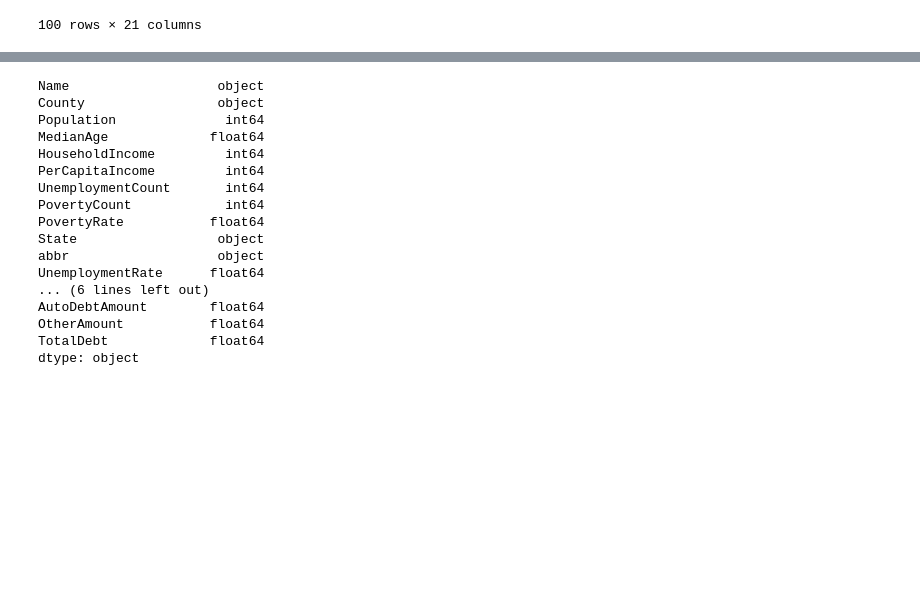
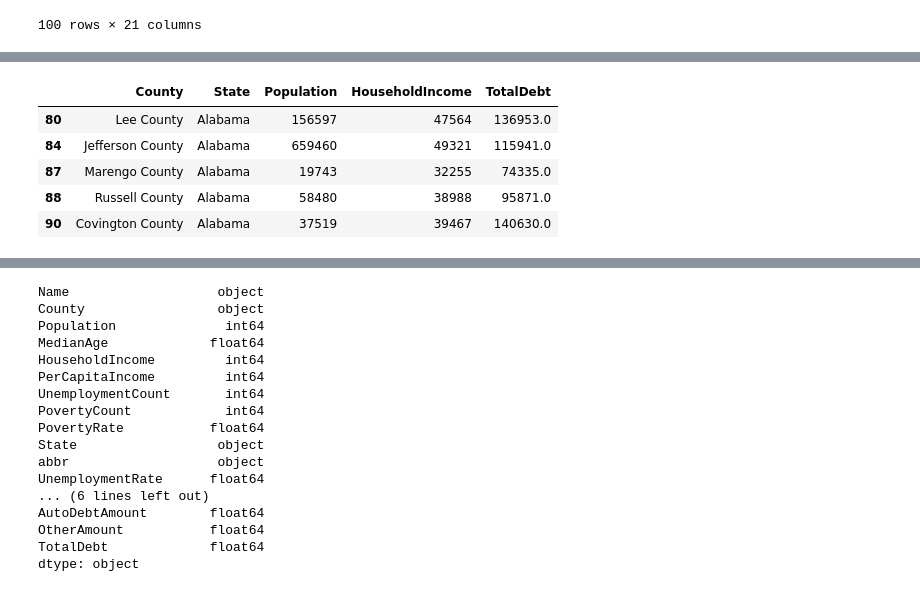
Before and after one commit to madengr00/Visualize_Me_Captain, a Jupyter notebook: Census_Debt_Merge.ipynb, the cells around one changed output, grey strips where cells are left out. Saved outputs shown, nothing was run; the diff lists cells and outputs as text; code cells hidden in the pictures; blank space fills up the shorter version.

```diff
--- a/Census_Debt_Merge.ipynb
+++ b/Census_Debt_Merge.ipynb
@@ -67,0 +112,10 @@ all_data.head(100)
+# %%
+cleared_data2 = cleared_data[["County", "State", "Population", "HouseholdIncome", "TotalDebt"]]
+cleared_data2.head(5)
+# %% [output]
+|  | County | State | Population | HouseholdIncome | TotalDebt |
+| 80 | Lee County | Alabama | 156597 | 47564 | 136953.0 |
+| 84 | Jefferson County | Alabama | 659460 | 49321 | 115941.0 |
+| 87 | Marengo County | Alabama | 19743 | 32255 | 74335.0 |
+| 88 | Russell County | Alabama | 58480 | 38988 | 95871.0 |
+| 90 | Covington County | Alabama | 37519 | 39467 | 140630.0 |
```
Also changed, not shown: parts of 5 cells of this notebook, 1 other file.
